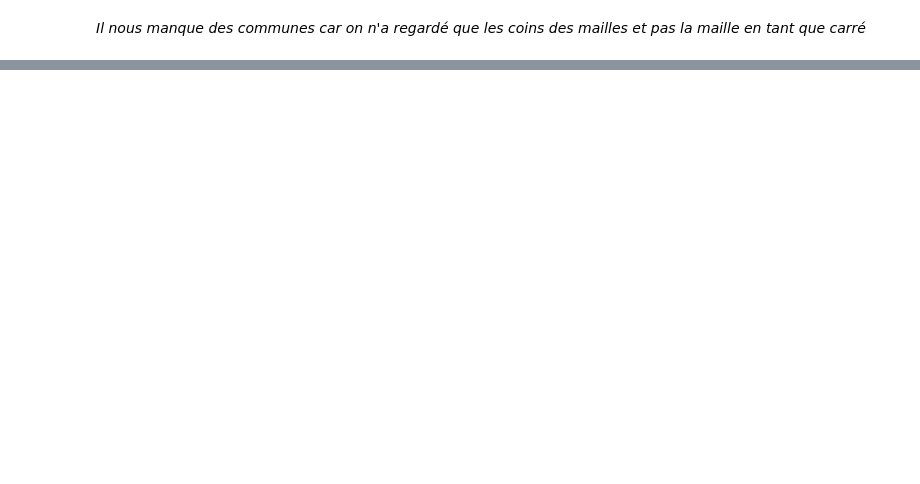
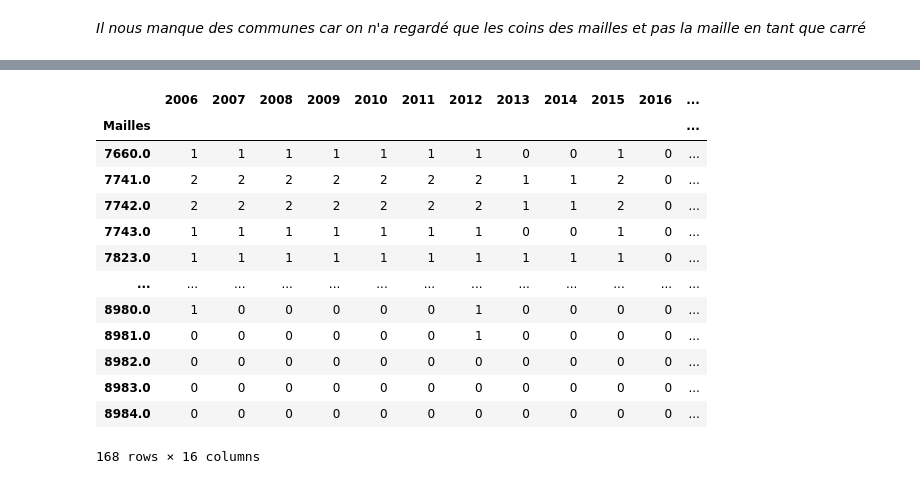
Before and after one commit to jjulietteschneider/Analyse-du-risque-des-feux-de-for-t, a Jupyter notebook: base ifm_communes.ipynb, the cells around one changed output, grey strips where cells are left out. Cells and saved outputs as stored; diff of their text form; code cells hidden in the pictures; blank space fills up the shorter version.

```diff
--- a/base ifm_communes.ipynb
+++ b/base ifm_communes.ipynb
@@ -588,0 +719,7 @@ idée, prendre des mailles autour, je pense qu'elles y sont mais ne sont pas loc
+# %%
+# Convertir le type de données d'une colonne
+df['Code INSEE'] = df['Code INSEE'].astype(int)
+# %%
+# Fusionnez les deux DataFrames sur la variable commune 'Code INSEE'
+testfeux = pd.merge(df, feux, on='Code INSEE', how='left')
+testfeux
@@ -588,0 +742,10 @@ idée, prendre des mailles autour, je pense qu'elles y sont mais ne sont pas loc
+# %%
+# On explose les lignes par rapport aux différentes mailles
+# Utiliser explode pour séparer les listes et "dupliquer" les lignes
+exp = testfeux.explode('Mailles')
+
+# Réinitialiser l'index si nécessaire
+exp.reset_index(drop=True, inplace=True)
+
+# Afficher le DataFrame résultant
+exp
@@ -588,0 +766,22 @@ idée, prendre des mailles autour, je pense qu'elles y sont mais ne sont pas loc
+# %%
+# On group by mailles
+# Sommer uniquement certaines colonnes pour chaque groupe
+groupes = exp.groupby('Mailles')[[2006, 2007, 2008, 2009, 2010, 2011, 2012, 2013, 2014, 2015, 2016, 2017, 2018, 2019, 2020, 2022]].sum()
+
+# Afficher le résultat
+groupes
+# %% [output]
+|  | 2006 | 2007 | 2008 | 2009 | 2010 | 2011 | 2012 | 2013 | 2014 | 2015 | 2016 | ... |
+| Mailles |  |  |  |  |  |  |  |  |  |  |  | ... |
+| 7660.0 | 1 | 1 | 1 | 1 | 1 | 1 | 1 | 0 | 0 | 1 | 0 | ... |
+| 7741.0 | 2 | 2 | 2 | 2 | 2 | 2 | 2 | 1 | 1 | 2 | 0 | ... |
+| 7742.0 | 2 | 2 | 2 | 2 | 2 | 2 | 2 | 1 | 1 | 2 | 0 | ... |
+| 7743.0 | 1 | 1 | 1 | 1 | 1 | 1 | 1 | 0 | 0 | 1 | 0 | ... |
+| 7823.0 | 1 | 1 | 1 | 1 | 1 | 1 | 1 | 1 | 1 | 1 | 0 | ... |
+| ... | ... | ... | ... | ... | ... | ... | ... | ... | ... | ... | ... | ... |
+| 8980.0 | 1 | 0 | 0 | 0 | 0 | 0 | 1 | 0 | 0 | 0 | 0 | ... |
+| 8981.0 | 0 | 0 | 0 | 0 | 0 | 0 | 1 | 0 | 0 | 0 | 0 | ... |
+| 8982.0 | 0 | 0 | 0 | 0 | 0 | 0 | 0 | 0 | 0 | 0 | 0 | ... |
+| 8983.0 | 0 | 0 | 0 | 0 | 0 | 0 | 0 | 0 | 0 | 0 | 0 | ... |
+| 8984.0 | 0 | 0 | 0 | 0 | 0 | 0 | 0 | 0 | 0 | 0 | 0 | ... |
+168 rows × 16 columns
```
Also changed, not shown: parts of 26 cells of this notebook, 1 other file.
